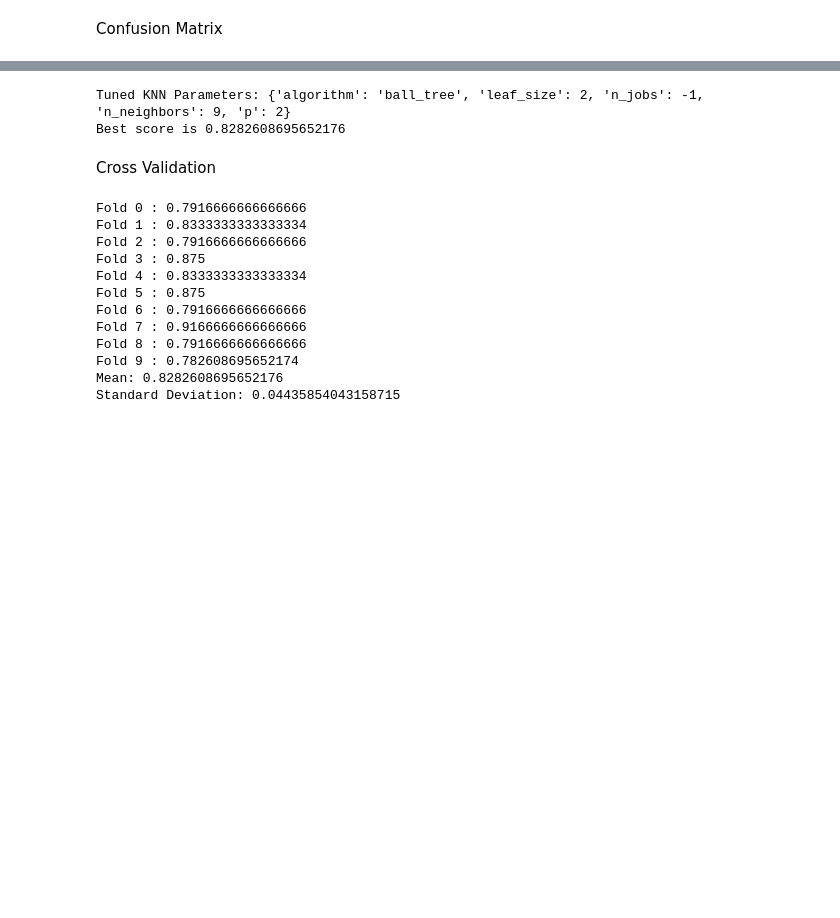
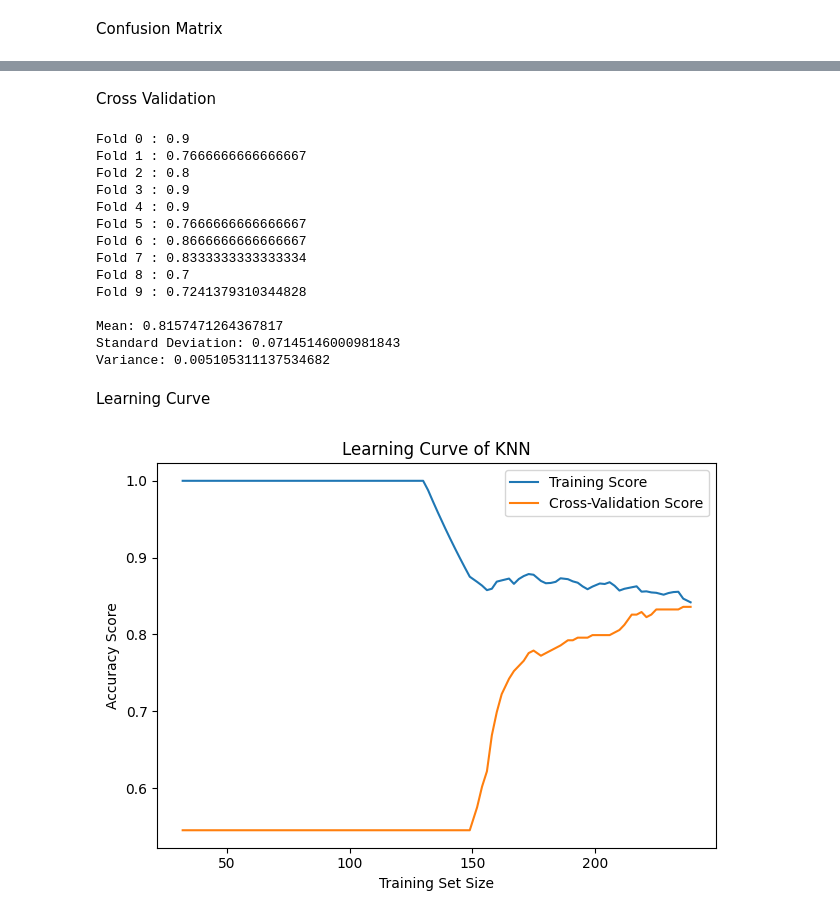
Before and after one commit to kruthi-sb/Cardiac_Events_ML, a Jupyter notebook: ML/KNN.ipynb, the cells around one changed output, grey strips where cells are left out. Drawn from its saved outputs; the diff is of its cells as text; code cells hidden in the pictures; blank space fills up the shorter version.

```diff
--- a/ML/KNN.ipynb
+++ b/ML/KNN.ipynb
@@ -97,16 +187,3 @@ Grid Search
-# %%
-#perform grid search for different neighbors
-from sklearn.model_selection import GridSearchCV
-import numpy as np
-param_grid = {'n_neighbors': np.arange(1, 20), 'p': [2],'n_jobs': [-1], 'algorithm': ['ball_tree'], 'leaf_size': [2,3,5,15,16,18,20]}
-knn = KNeighborsClassifier()
-knn_cv = GridSearchCV(knn, param_grid, cv=10, scoring='accuracy')
-knn_cv.fit(X_train, y_train)
-print("Tuned KNN Parameters: {}".format(knn_cv.best_params_))
-print("Best score is {}".format(knn_cv.best_score_))
-# %% [output]
-Tuned KNN Parameters: {'algorithm': 'ball_tree', 'leaf_size': 2, 'n_jobs': -1, 'n_neighbors': 9, 'p': 2}
-Best score is 0.8282608695652176
 # %% [markdown]
 Cross Validation
 # %%
@@ -117,20 +194,24 @@ scores = cross_val_score(knn_clf, X_train, y_train, cv=10, scoring="accuracy") #
 for i in range(10):
     print("Fold", i, ":", scores[i])
 #get the mean of the scores
-print("Mean:", scores.mean())
+print("\nMean:", scores.mean())
 #get the standard deviation of the scores
 print("Standard Deviation:", scores.std()) #the lower the standard deviation, the better the model
 #standard deviation is calculated for the scores of each fold
+#get the variance of the scores
+print("Variance:", scores.var()) #the lower the variance, the better the model
 # %% [output]
-Fold 0 : 0.7916666666666666
-Fold 1 : 0.8333333333333334
-Fold 2 : 0.7916666666666666
-Fold 3 : 0.875
-Fold 4 : 0.8333333333333334
-Fold 5 : 0.875
-Fold 6 : 0.7916666666666666
-Fold 7 : 0.9166666666666666
-Fold 8 : 0.7916666666666666
-Fold 9 : 0.782608695652174
-Mean: 0.8282608695652176
-Standard Deviation: 0.04435854043158715
+Fold 0 : 0.9
+Fold 1 : 0.7666666666666667
+Fold 2 : 0.8
+Fold 3 : 0.9
+Fold 4 : 0.9
+Fold 5 : 0.7666666666666667
+Fold 6 : 0.8666666666666667
+Fold 7 : 0.8333333333333334
+Fold 8 : 0.7
+Fold 9 : 0.7241379310344828
+
+Mean: 0.8157471264367817
+Standard Deviation: 0.07145146000981843
+Variance: 0.005105311137534682
@@ -141,0 +218,26 @@ from mlxtend.plotting import plot_decision_regions
+# %% [markdown]
+Learning Curve
+# %%
+#plot the learning curve for the model
+#use Recall as the scoring metric because the model should idealy minimize the number of false negatives.
+from sklearn.model_selection import learning_curve
+train_sizes, train_scores, test_scores = learning_curve(knn_tuned, X_train, y_train, cv=5, scoring="accuracy",n_jobs=-1, train_sizes=np.linspace(0.1,1.0,100))
+
+#plot the learning curve
+import matplotlib.pyplot as plt
+import numpy as np
+plt.plot(train_sizes, np.mean(train_scores, axis=1), label="Training Score")
+plt.plot(train_sizes, np.mean(test_scores, axis=1), label="Cross-Validation Score")
+plt.title("Learning Curve of KNN")
+plt.xlabel("Training Set Size")
+plt.ylabel("Accuracy Score")
+plt.legend(loc="best")
+plt.tight_layout()
+plt.show()
+
+#Conclusions:
+#1. From the learning curve, we can conclude that we have a good balance between bias and variance.
+#2. The model is neither overfitting nor underfitting.
+#3. The learning curve shows that the model is just right.
+# %% [output]
+[figure, added]
```
Also changed, not shown: parts of 12 cells of this notebook, 3 other files.
